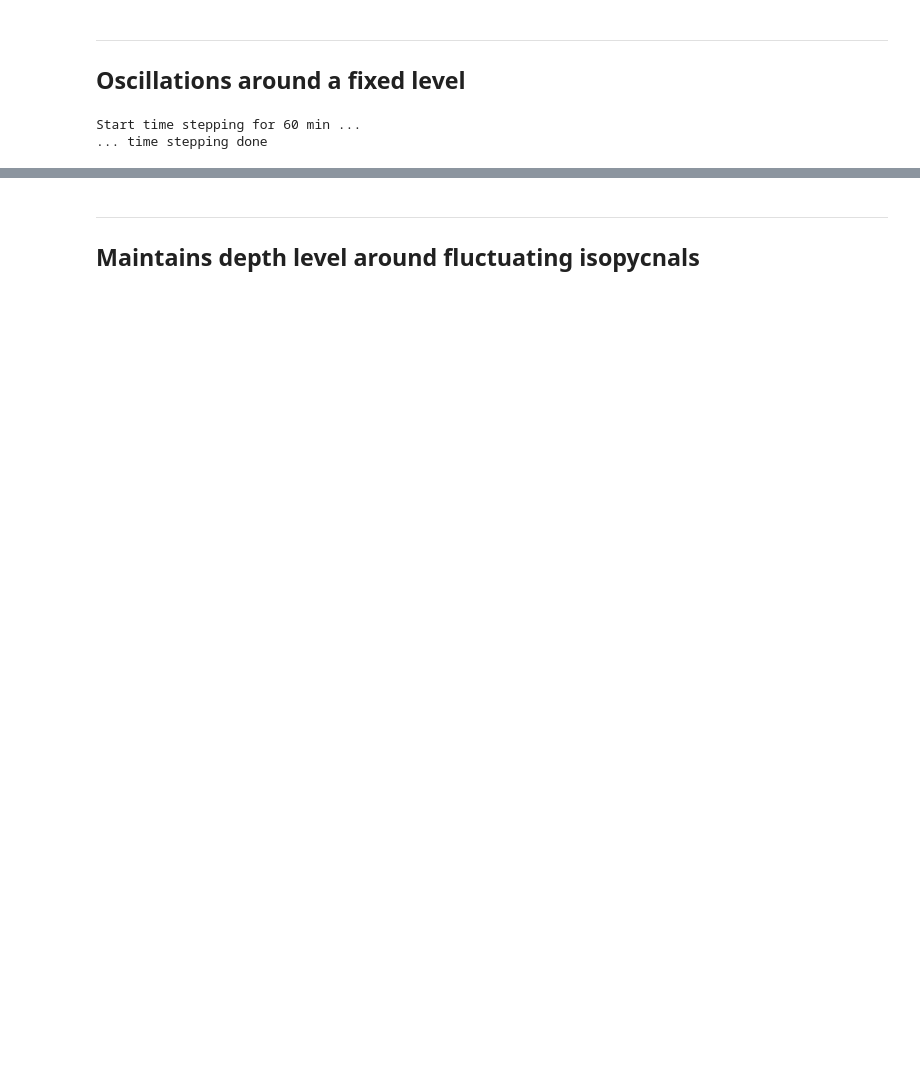
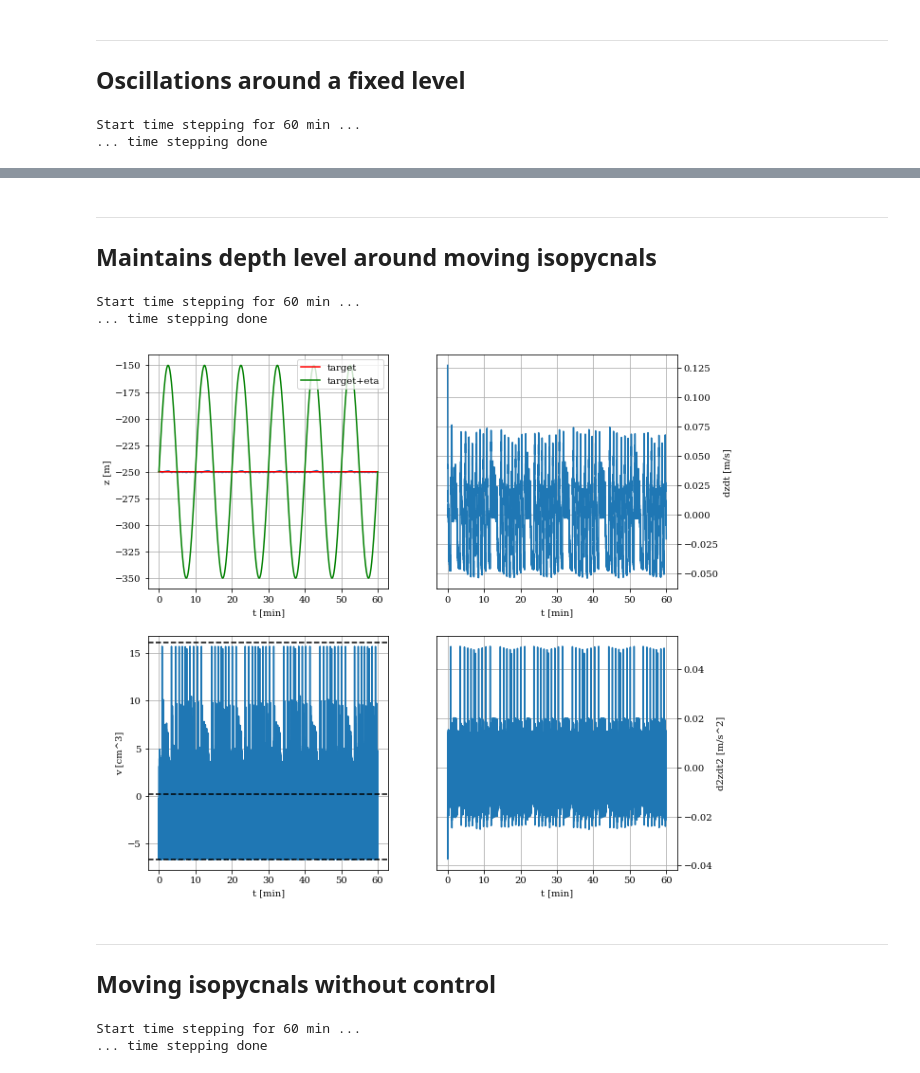
Before and after one commit to apatlpo/cognac, a Jupyter notebook: instrum/zcontrol_stable_float.ipynb, the cells around one changed output, grey strips where cells are left out. Drawn from its saved outputs; the diff is of its cells as text; code cells hidden in the pictures; blank space fills up the shorter version.

Commit message:
Implement isopycnal displacements in float simulation

```diff
--- a/instrum/zcontrol_stable_float.ipynb
+++ b/instrum/zcontrol_stable_float.ipynb
@@ -164,4 +164,31 @@ plot_log(f,z_target=z_target)
 # %% [markdown]
 ---
 
-## Maintains depth level around fluctuating isopycnals
+## Maintains depth level around moving isopycnals
+# %%
+eta = lambda t: 100.*np.sin(2.*np.pi/600.*t)
+z_target = lambda t: -250.+t*0.
+# %%
+f.time_step(w,T=3600.,dt_step=.1,dt_store=1., \
+            usepiston=True, z_target=z_target, tau_ctrl=10., dt_ctrl=1., d3y_ctrl=afmax/f.m/1., \
+            eta=eta)
+# %% [output]
+Start time stepping for 60 min ...
+... time stepping done
+# %%
+plot_log(f,z_target=z_target,eta=eta)
+# %% [output]
+[figure, added]
+# %% [markdown]
+---
+
+## Moving isopycnals without control
+# %%
+iz = np.argmin(np.abs(z+250.))
+v = f.volume4equilibrium(p[iz],temp[iz],rho_w[iz])
+f.time_step(w,T=3600.,dt_step=.1,dt_store=1.,z=-250.,w=0.,v=v, \
+            usepiston=False, \
+            eta=eta)
+# %% [output]
+Start time stepping for 60 min ...
+... time stepping done
```
Also changed, not shown: parts of 3 cells of this notebook, 1 other file.
